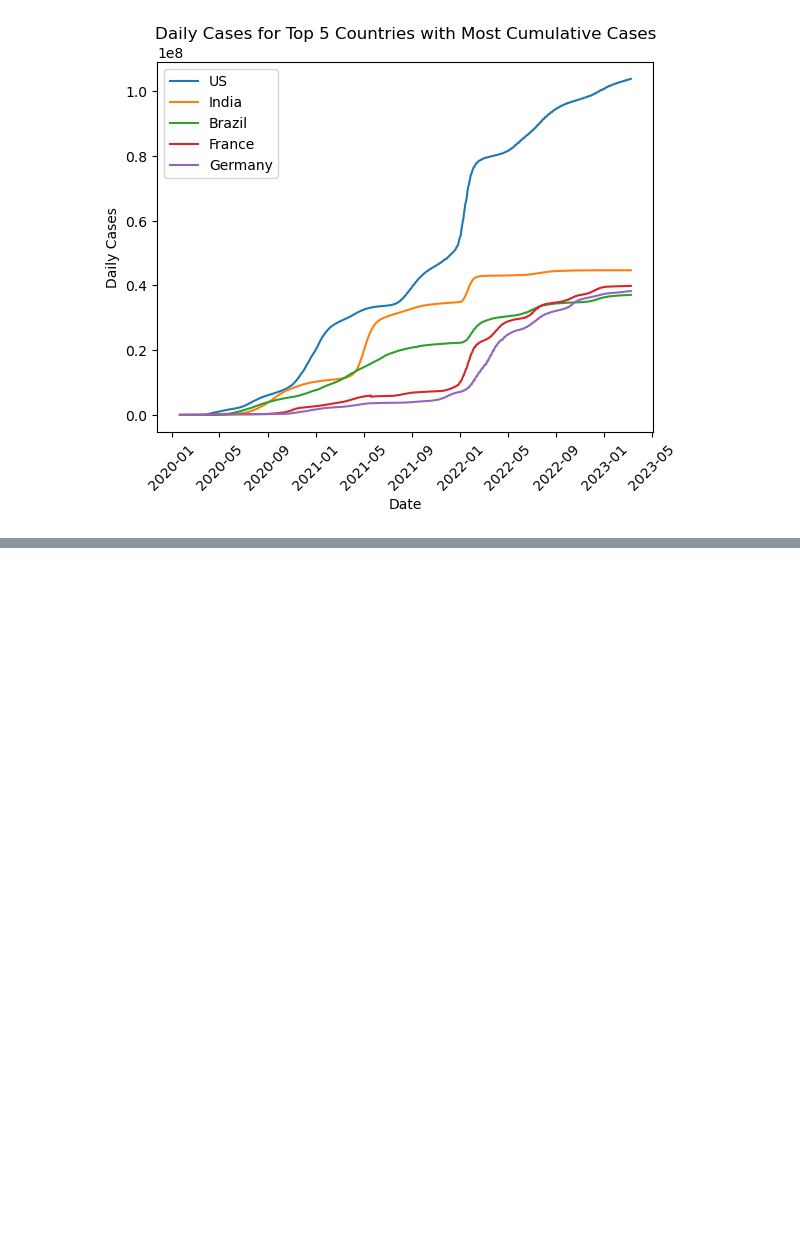
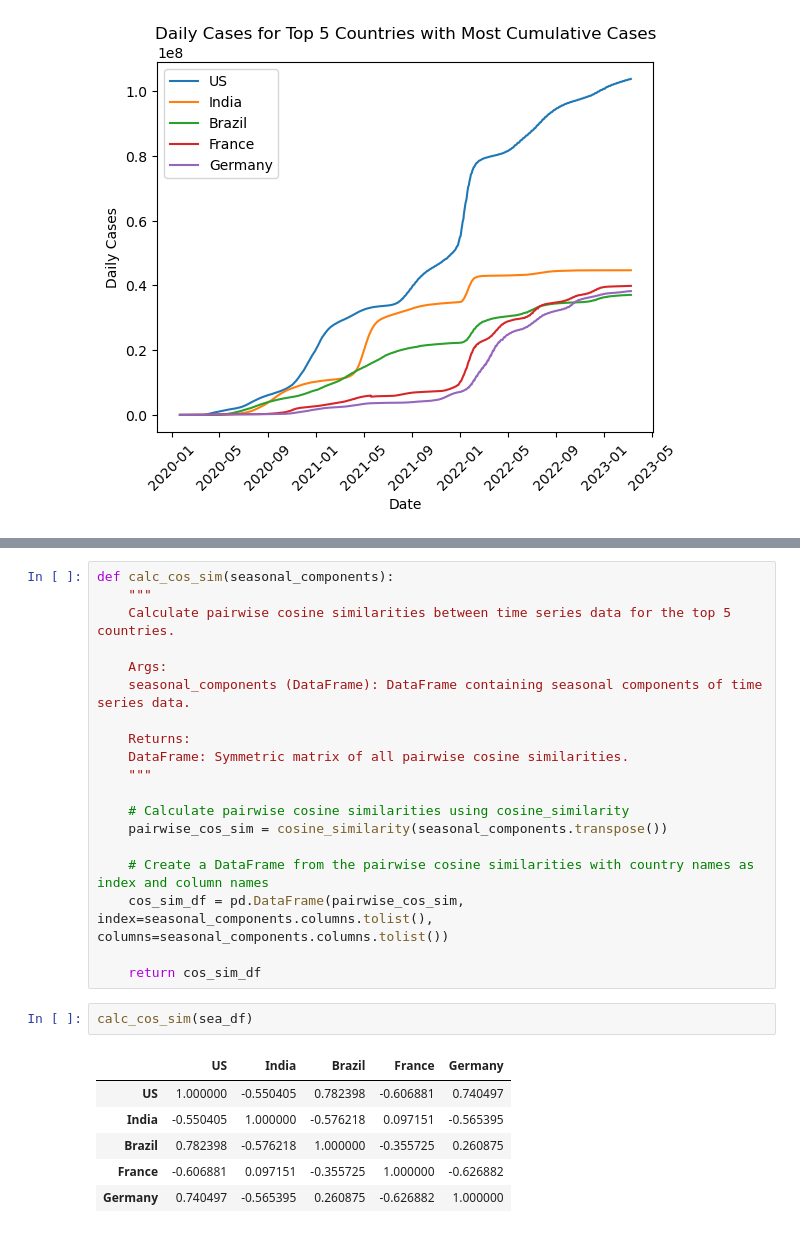
Before and after one commit to omarujawara/grdcntr-projects, a Jupyter notebook: timeseries_mining/timeseries_mining_project.ipynb, the cells around one changed output, grey strips where cells are left out. Cells and saved outputs as stored; diff of their text form; blank space fills up the shorter version.

```diff
--- a/timeseries_mining/timeseries_mining_project.ipynb
+++ b/timeseries_mining/timeseries_mining_project.ipynb
@@ -168,0 +210,28 @@ plot_seasonal_components(sea_df)
+# %%
+def calc_cos_sim(seasonal_components):
+    """
+    Calculate pairwise cosine similarities between time series data for the top 5 countries.
+
+    Args:
+    seasonal_components (DataFrame): DataFrame containing seasonal components of time series data.
+
+    Returns:
+    DataFrame: Symmetric matrix of all pairwise cosine similarities.
+    """
+
+    # Calculate pairwise cosine similarities using cosine_similarity
+    pairwise_cos_sim = cosine_similarity(seasonal_components.transpose())
+
+    # Create a DataFrame from the pairwise cosine similarities with country names as index and column names
+    cos_sim_df = pd.DataFrame(pairwise_cos_sim, index=seasonal_components.columns.tolist(), columns=seasonal_components.columns.tolist())
+
+    return cos_sim_df
+# %%
+calc_cos_sim(sea_df)
+# %% [output]
+|  | US | India | Brazil | France | Germany |
+| US | 1.000000 | -0.550405 | 0.782398 | -0.606881 | 0.740497 |
+| India | -0.550405 | 1.000000 | -0.576218 | 0.097151 | -0.565395 |
+| Brazil | 0.782398 | -0.576218 | 1.000000 | -0.355725 | 0.260875 |
+| France | -0.606881 | 0.097151 | -0.355725 | 1.000000 | -0.626882 |
+| Germany | 0.740497 | -0.565395 | 0.260875 | -0.626882 | 1.000000 |
```
Also changed, not shown: parts of 19 cells of this notebook.
